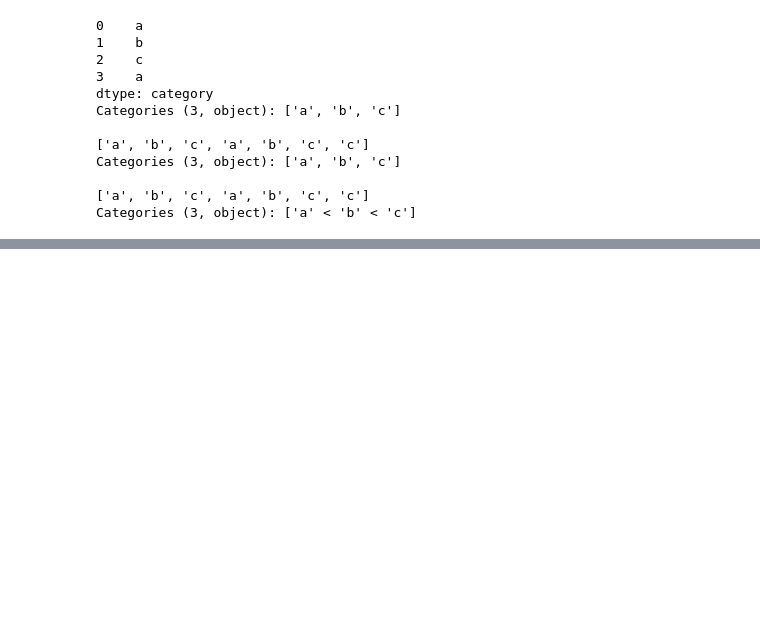
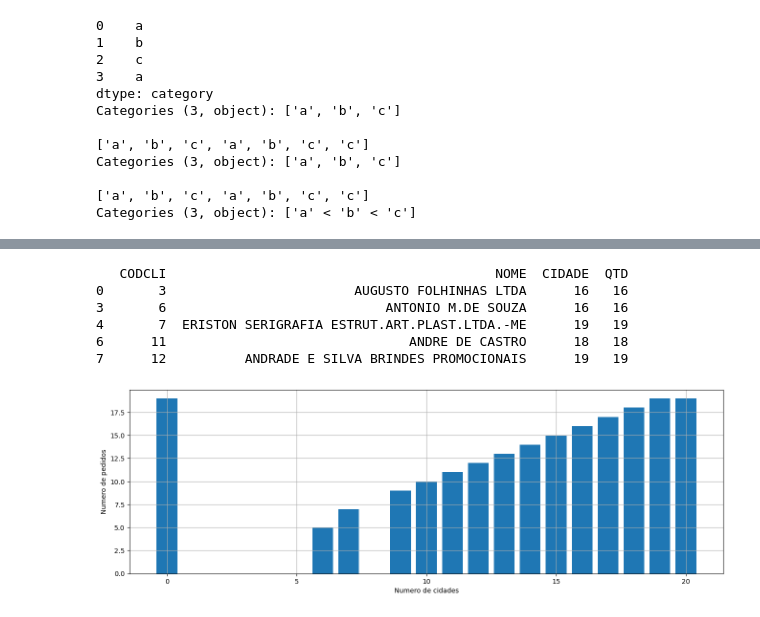
Before and after one commit to ElBulidur/t14241, a Jupyter notebook: aula_05/__main__.ipynb, the cells around one changed output, grey strips where cells are left out. Cells and saved outputs as stored; diff of their text form; code cells hidden in the pictures; blank space fills up the shorter version.

```diff
--- a/aula_05/__main__.ipynb
+++ b/aula_05/__main__.ipynb
@@ -229,0 +380,14 @@ Categories (3, object): ['a' < 'b' < 'c']
+# %%
+# MOD 04
+# LAB 01
+
+clientes = pd.read_csv('mod_02/clientes.csv', sep=';')
+pedidos = pd.read_csv('mod_02/pedidos.csv', sep=';')
+
+df = pd.merge(
+    clientes[['CODCLI', 'NOME','CIDADE']],
+    pedidos[['CODCLI', 'VLR_TOTAL']],
+    on='CODCLI').groupby(['CODCLI','NOME']).count().reset_index().rename(columns={'VLR_TOTAL': 'QTD'})
+
+df.head()
+df.describe()
@@ -229,0 +404,22 @@ Categories (3, object): ['a' < 'b' < 'c']
+# %%
+df_filtro = df['QTD'] < 20
+df = df[df_filtro]
+
+print(df.head())
+
+fig = plt.figure(figsize=(16,5))
+
+plt.bar(df.CIDADE, df.QTD)
+
+plt.xlabel('Numero de cidades')
+plt.ylabel('Numero de pedidos')
+
+plt.grid(visible=True)
+# %% [output]
+   CODCLI                                          NOME  CIDADE  QTD
+0       3                        AUGUSTO FOLHINHAS LTDA      16   16
+3       6                            ANTONIO M.DE SOUZA      16   16
+4       7  ERISTON SERIGRAFIA ESTRUT.ART.PLAST.LTDA.-ME      19   19
+6      11                               ANDRE DE CASTRO      18   18
+7      12          ANDRADE E SILVA BRINDES PROMOCIONAIS      19   19
+[figure, added]
```
Also changed, not shown: parts of 10 cells of this notebook, 1 other file.
